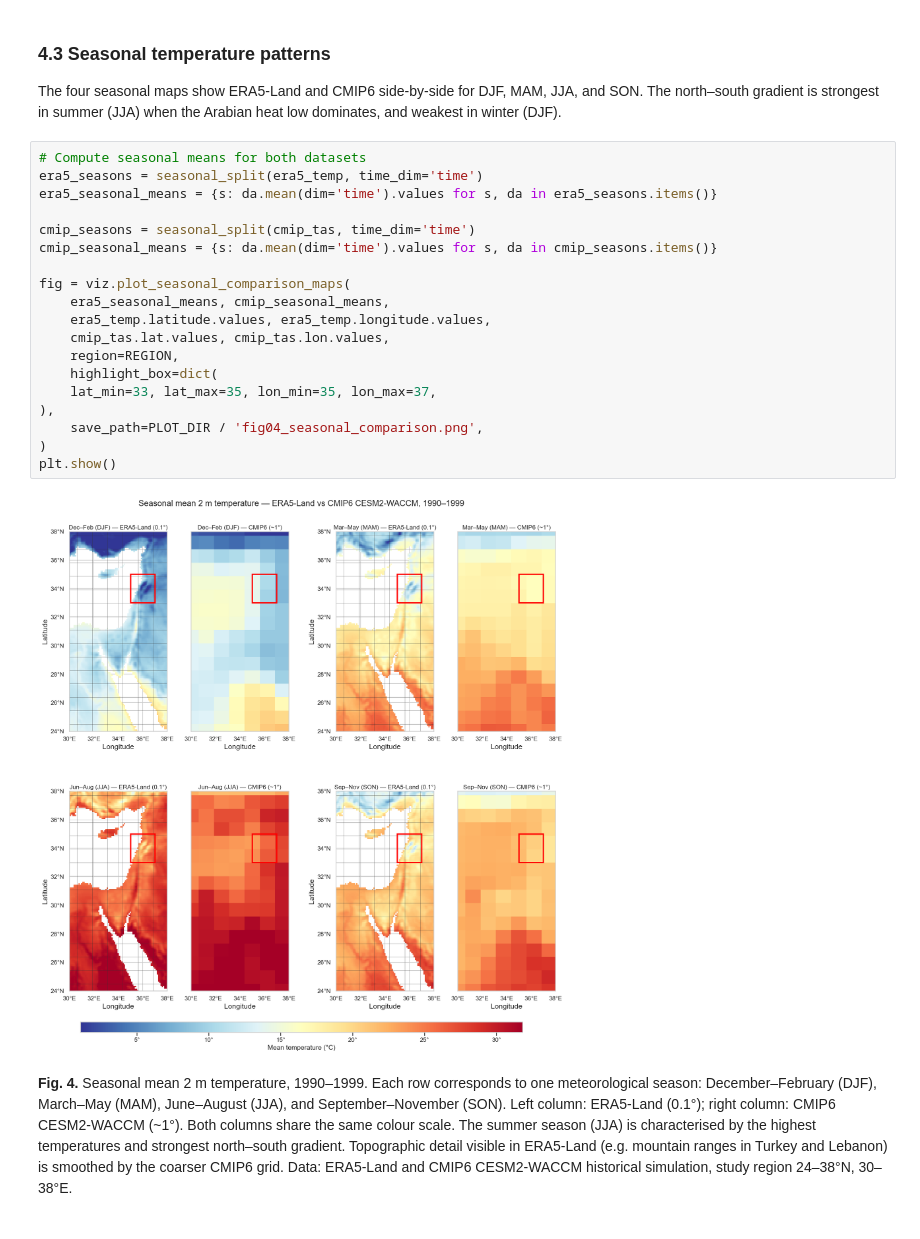
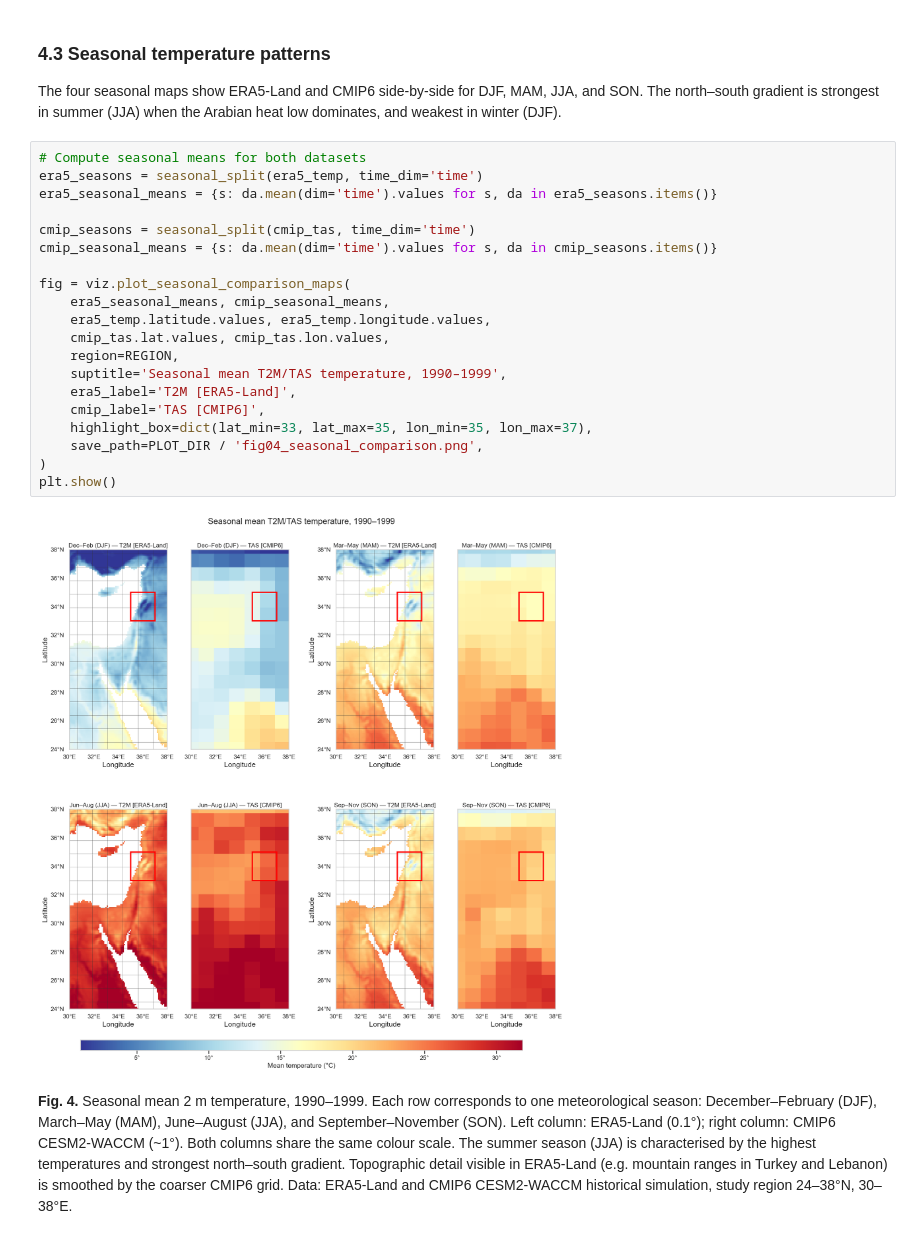
Before and after one commit to Shirlevran9/downscaling-thesis, a Jupyter notebook: notebooks/01_initial_data_exploration.ipynb, the cells around one changed output. Saved outputs shown, nothing was run; the diff lists cells and outputs as text.

```diff
--- a/notebooks/01_initial_data_exploration.ipynb
+++ b/notebooks/01_initial_data_exploration.ipynb
@@ -412,24 +403,25 @@ The four seasonal maps show ERA5-Land and CMIP6 side-by-side for DJF, MAM, JJA,
 # %%
 # Compute seasonal means for both datasets
 era5_seasons = seasonal_split(era5_temp, time_dim='time')
 era5_seasonal_means = {s: da.mean(dim='time').values for s, da in era5_seasons.items()}
 
 cmip_seasons = seasonal_split(cmip_tas, time_dim='time')
 cmip_seasonal_means = {s: da.mean(dim='time').values for s, da in cmip_seasons.items()}
 
 fig = viz.plot_seasonal_comparison_maps(
     era5_seasonal_means, cmip_seasonal_means,
     era5_temp.latitude.values, era5_temp.longitude.values,
     cmip_tas.lat.values, cmip_tas.lon.values,
     region=REGION,
-    highlight_box=dict(
-    lat_min=33, lat_max=35, lon_min=35, lon_max=37,
-),
+    suptitle='Seasonal mean T2M/TAS temperature, 1990–1999',
+    era5_label='T2M [ERA5-Land]',
+    cmip_label='TAS [CMIP6]',
+    highlight_box=dict(lat_min=33, lat_max=35, lon_min=35, lon_max=37),
     save_path=PLOT_DIR / 'fig04_seasonal_comparison.png',
 )
 plt.show()
 # %% [output]
-[figure, old version]
+[figure, new version]
 # %% [markdown]
 **Fig. 4.** Seasonal mean 2 m temperature, 1990–1999. Each row corresponds to one meteorological season: December–February (DJF), March–May (MAM), June–August (JJA), and September–November (SON). Left column: ERA5-Land (0.1°); right column: CMIP6 CESM2-WACCM (~1°). Both columns share the same colour scale. The summer season (JJA) is characterised by the highest temperatures and strongest north–south gradient. Topographic detail visible in ERA5-Land (e.g. mountain ranges in Turkey and Lebanon) is smoothed by the coarser CMIP6 grid. Data: ERA5-Land and CMIP6 CESM2-WACCM historical simulation, study region 24–38°N, 30–38°E.
 # %% [markdown]
```
Also changed, not shown: parts of 15 cells of this notebook, 1 other file.
